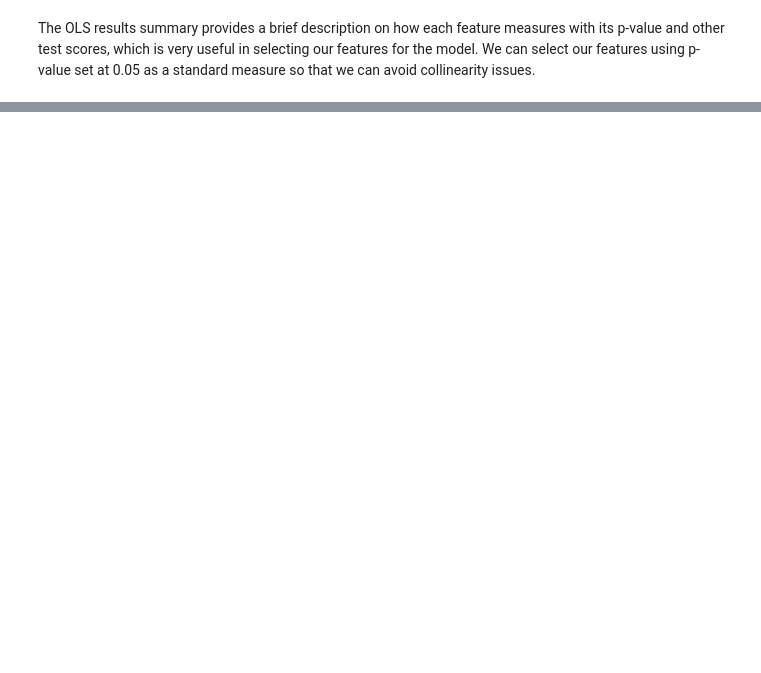
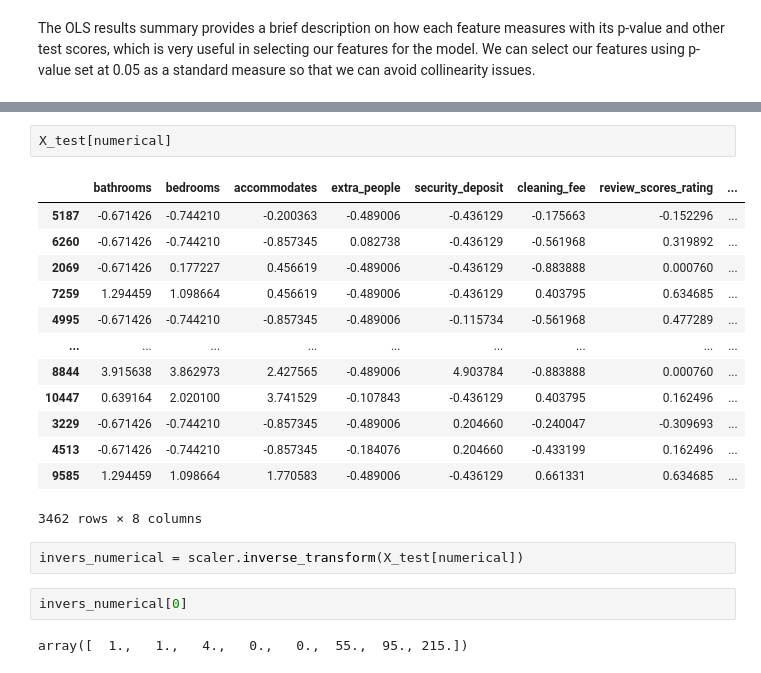
Before and after one commit to atalebizadeh/DS-Career-Track, a Jupyter notebook: Capstone Project 2/Austin Airbnb/Airbnb Scaling and Modeling.ipynb, the cells around one changed output, grey strips where cells are left out. Cells and saved outputs as stored; diff of their text form; blank space fills up the shorter version.

```diff
--- a/Capstone Project 2/Austin Airbnb/Airbnb Scaling and Modeling.ipynb
+++ b/Capstone Project 2/Austin Airbnb/Airbnb Scaling and Modeling.ipynb
@@ -790,0 +918,22 @@ y_train
+# %%
+X_test[numerical]
+# %% [output]
+|  | bathrooms | bedrooms | accommodates | extra_people | security_deposit | cleaning_fee | review_scores_rating | ... |
+| 5187 | -0.671426 | -0.744210 | -0.200363 | -0.489006 | -0.436129 | -0.175663 | -0.152296 | ... |
+| 6260 | -0.671426 | -0.744210 | -0.857345 | 0.082738 | -0.436129 | -0.561968 | 0.319892 | ... |
+| 2069 | -0.671426 | 0.177227 | 0.456619 | -0.489006 | -0.436129 | -0.883888 | 0.000760 | ... |
+| 7259 | 1.294459 | 1.098664 | 0.456619 | -0.489006 | -0.436129 | 0.403795 | 0.634685 | ... |
+| 4995 | -0.671426 | -0.744210 | -0.857345 | -0.489006 | -0.115734 | -0.561968 | 0.477289 | ... |
+| ... | ... | ... | ... | ... | ... | ... | ... | ... |
+| 8844 | 3.915638 | 3.862973 | 2.427565 | -0.489006 | 4.903784 | -0.883888 | 0.000760 | ... |
+| 10447 | 0.639164 | 2.020100 | 3.741529 | -0.107843 | -0.436129 | 0.403795 | 0.162496 | ... |
+| 3229 | -0.671426 | -0.744210 | -0.857345 | -0.489006 | 0.204660 | -0.240047 | -0.309693 | ... |
+| 4513 | -0.671426 | -0.744210 | -0.857345 | -0.184076 | 0.204660 | -0.433199 | 0.162496 | ... |
+| 9585 | 1.294459 | 1.098664 | 1.770583 | -0.489006 | -0.436129 | 0.661331 | 0.634685 | ... |
+3462 rows × 8 columns
+# %%
+invers_numerical = scaler.inverse_transform(X_test[numerical])
+# %%
+invers_numerical[0]
+# %% [output]
+array([  1.,   1.,   4.,   0.,   0.,  55.,  95., 215.])
```
Also changed, not shown: parts of 32 cells of this notebook.
